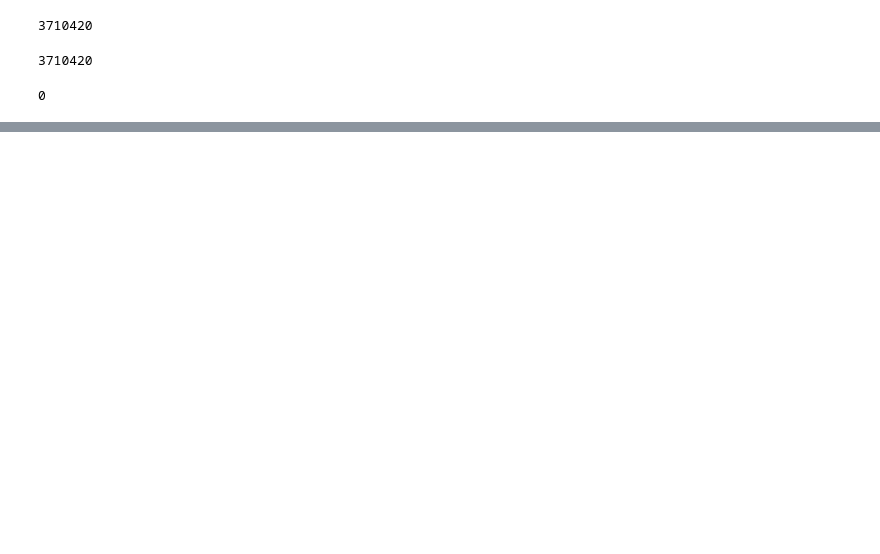
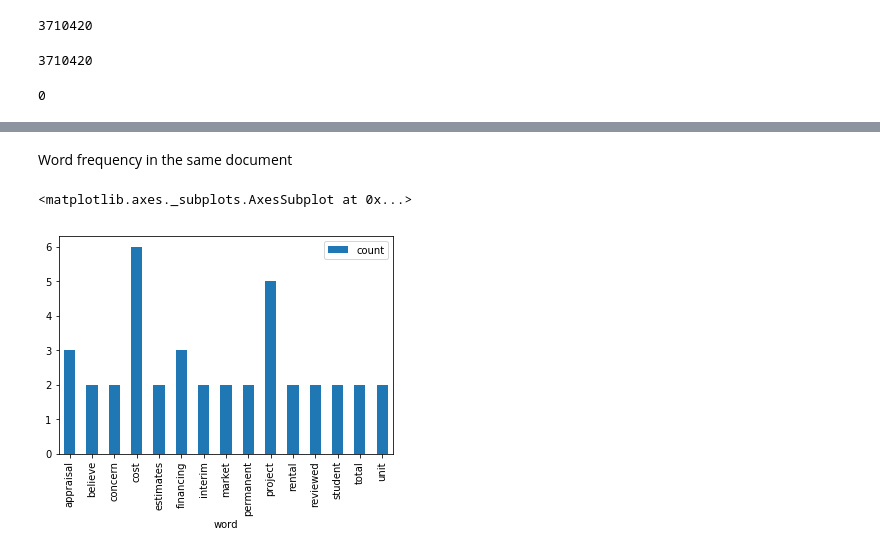
Before and after one commit to LuigiCerone/Hotel-Reviews-Data-Analysis, a Jupyter notebook: Bag_of_words.ipynb, the cells around one changed output, grey strips where cells are left out. Cells and saved outputs as stored; diff of their text form; code cells hidden in the pictures; blank space fills up the shorter version.

Commit message:
[add] plots on words frequency

```diff
--- a/Bag_of_words.ipynb
+++ b/Bag_of_words.ipynb
@@ -170,0 +198,10 @@ merged['count'].size - df_docword['count'].size
+# %% [markdown]
+Word frequency in the same document
+# %%
+prova = merged.query('document_id==2 and count>1')
+# %%
+# plt.xticks(x='word', label=prova['word'],rotation='vertical')
+prova.plot(x='word', y='count', kind='bar')
+# %% [output]
+<matplotlib.axes._subplots.AxesSubplot at 0x...>
+[figure, added]
```
Also changed, not shown: parts of 10 cells of this notebook.
